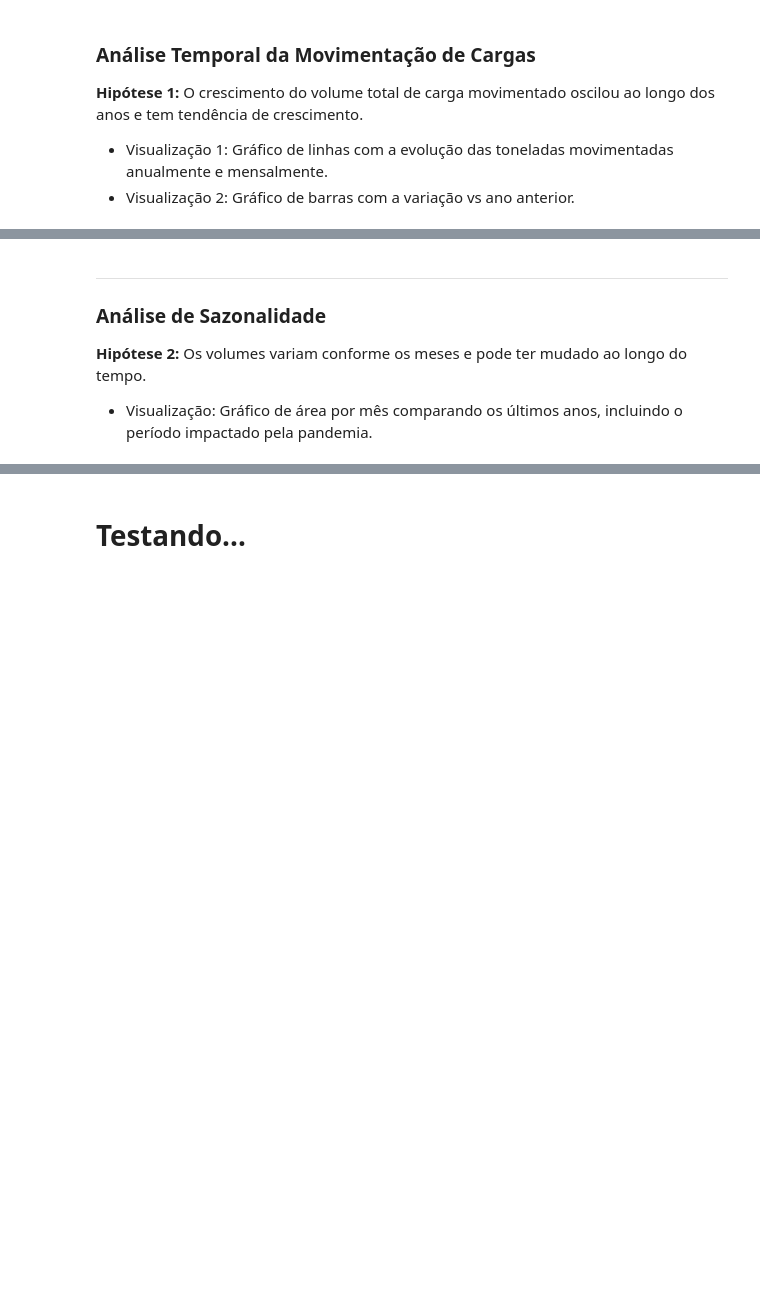
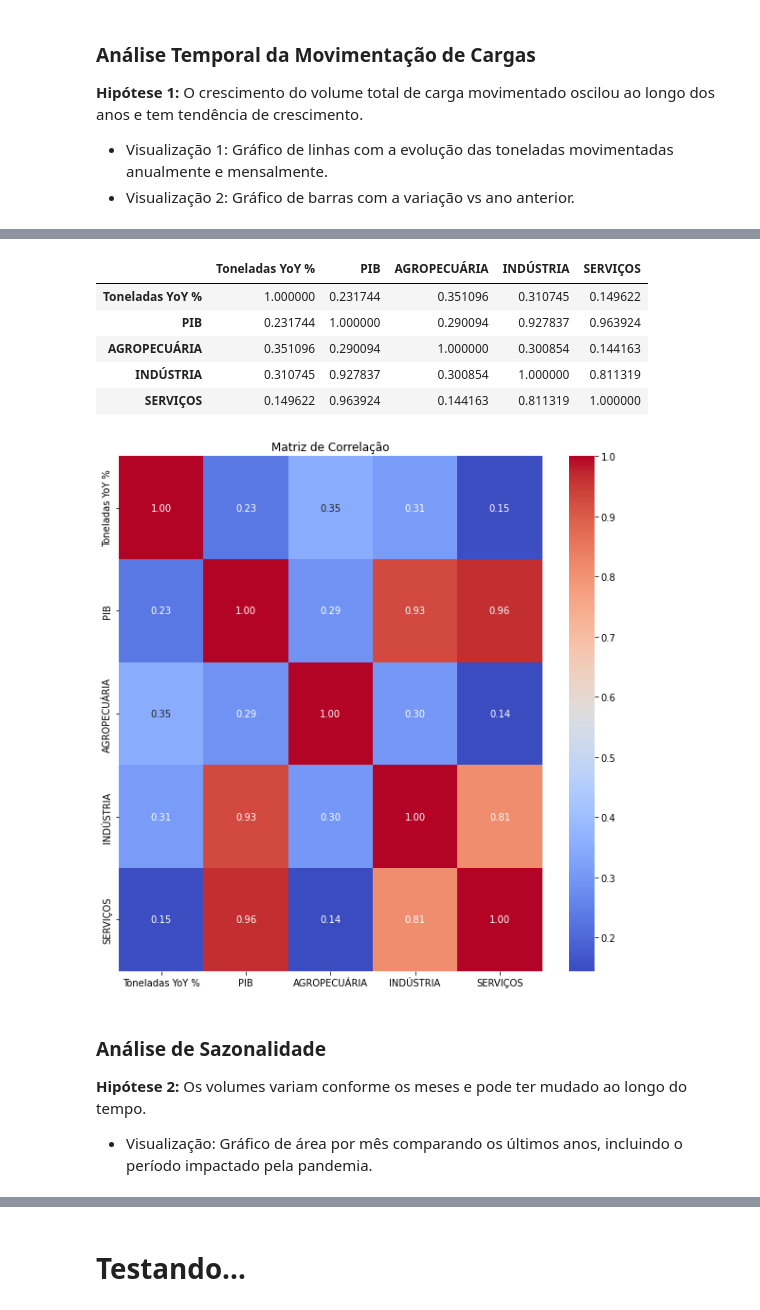
Before and after one commit to vendrame2/Infoviz-MensarioPortoSantos, a Jupyter notebook: EDA.ipynb, the cells around one changed output, grey strips where cells are left out. Cells and saved outputs as stored; diff of their text form; code cells hidden in the pictures; blank space fills up the shorter version.

Commit message:
Update EDA.ipynb com PIB sankey e imagens

```diff
--- a/EDA.ipynb
+++ b/EDA.ipynb
@@ -100,15 +99,3 @@ fig.show()
 | 221 | 2023-06-01 | 1.560657e+07 | 1.355308e+07 | 1.626369e+08 | 1.515711e+08 | 7.300750 |
 | 222 | 2023-07-01 | 1.535087e+07 | 1.361700e+07 | 1.634040e+08 | 1.535273e+08 | 6.433239 |
 223 rows × 6 columns
-# %%
-# Visão do ano fechado
-grpMov['Data'] = pd.to_datetime(grpMov['Data'])
-fig = px.bar(grpMov.query('Data.dt.month == 12'), x='Data', y='YoY %',
-             title='Variação da Carga Movimentada vs Ano Anterior (YoY %)')
-
-fig.update_layout(
-    xaxis_title='Ano',
-    yaxis_title='Variação vs Ano Anterior (YoY %)',
-    width=900,
-    height=600)
-fig.show()
@@ -114,0 +139,6 @@ fig.show()
+# %%
+# Juntando as 2 tabelas
+grpMovTri = pd.merge(grpMov, dfPIB[['Data', 'PIB', 'AGROPECUÁRIA', 'INDÚSTRIA', 'SERVIÇOS']],
+                     how='inner', on='Data')
+grpMovTri = grpMovTri.astype({'AGROPECUÁRIA': float, 'INDÚSTRIA': float, 'SERVIÇOS': float})
+grpMovTri
@@ -115,5 +159,41 @@ fig.show()
+# %%
+# Visão do ano fechado
+fig = px.line(grpMovTri, x='Data', y=['Toneladas YoY %', 'PIB', 'AGROPECUÁRIA', 'INDÚSTRIA', 'SERVIÇOS'],
+             title='Variação da Carga Movimentada vs Ano Anterior (YoY %) e Indicadores Macroeconômicos')
+fig.update_layout(
+    xaxis_title='Ano',
+    yaxis_title='Variação vs Ano Anterior (YoY %)',
+    width=900,
+    height=600)
+fig.show()
+
+# Matriz de correlação
+matriz_corr = grpMovTri[['Toneladas YoY %', 'PIB', 'AGROPECUÁRIA', 'INDÚSTRIA', 'SERVIÇOS']].corr()
+display(matriz_corr)
+
+# Plotando a matriz de correlação
+plt.figure(figsize=(10, 10))
+sns.heatmap(matriz_corr, annot=True, fmt=".2f", cmap="coolwarm", cbar=True)
+plt.title('Matriz de Correlação', fontsize=12)
+plt.show()
+
+fig = px.scatter_matrix(grpMovTri, dimensions=grpMovTri[['Toneladas YoY %', 'PIB', 'AGROPECUÁRIA', 'INDÚSTRIA', 'SERVIÇOS']],
+                        color=grpMovTri['Data'].dt.year,# hover_name='Toneladas'
+                        title="Matriz de Scatterplots")
+fig.update_traces(diagonal_visible=False)  # Ocultar os gráficos na diagonal, se desejado
+fig.update_layout(
+    coloraxis_colorbar=dict(title="Ano"),
+    height=900, width=900)   # Ajustar o tamanho do layout
+fig.show()
+# %% [output]
+|  | Toneladas YoY % | PIB | AGROPECUÁRIA | INDÚSTRIA | SERVIÇOS |
+| Toneladas YoY % | 1.000000 | 0.231744 | 0.351096 | 0.310745 | 0.149622 |
+| PIB | 0.231744 | 1.000000 | 0.290094 | 0.927837 | 0.963924 |
+| AGROPECUÁRIA | 0.351096 | 0.290094 | 1.000000 | 0.300854 | 0.144163 |
+| INDÚSTRIA | 0.310745 | 0.927837 | 0.300854 | 1.000000 | 0.811319 |
+| SERVIÇOS | 0.149622 | 0.963924 | 0.144163 | 0.811319 | 1.000000 |
+[figure, added]
 # %% [markdown]
----
 ### Análise de Sazonalidade
 **Hipótese 2:** Os volumes variam conforme os meses e pode ter mudado ao longo do tempo.
 - Visualização: Gráfico de área por mês comparando os últimos anos, incluindo o período impactado pela pandemia.
```
Also changed, not shown: parts of 22 cells of this notebook, 13 other files.
